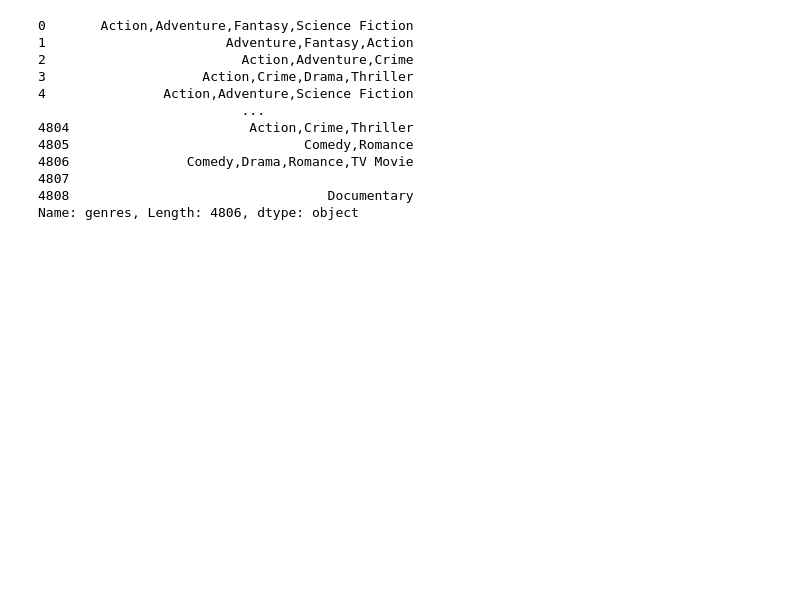
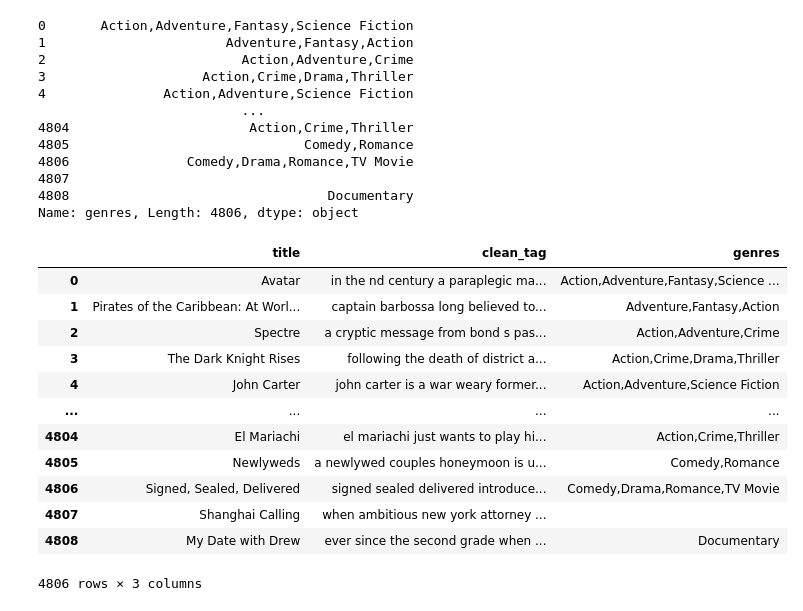
Before and after one commit to kregmi001/ML-and-Deep-Learning-for-Single-and-Muti-Class-Classification, a Jupyter notebook: movie-recommendation-system.ipynb, the cells around one changed output. Cells and saved outputs as stored; diff of their text form; code cells hidden in the pictures; blank space fills up the shorter version.

```diff
--- a/movie-recommendation-system.ipynb
+++ b/movie-recommendation-system.ipynb
@@ -589,6 +604,22 @@ See the caveats in the documentation: https://pandas.pydata.org/pandas-docs/stab
 4807
 4808                                 Documentary
 Name: genres, Length: 4806, dtype: object
+# %%
+movies_summary_clean_1
+# %% [output]
+|  | title | clean_tag | genres |
+| 0 | Avatar | in the nd century a paraplegic ma... | Action,Adventure,Fantasy,Science ... |
+| 1 | Pirates of the Caribbean: At Worl... | captain barbossa long believed to... | Adventure,Fantasy,Action |
+| 2 | Spectre | a cryptic message from bond s pas... | Action,Adventure,Crime |
+| 3 | The Dark Knight Rises | following the death of district a... | Action,Crime,Drama,Thriller |
+| 4 | John Carter | john carter is a war weary former... | Action,Adventure,Science Fiction |
+| ... | ... | ... | ... |
+| 4804 | El Mariachi | el mariachi just wants to play hi... | Action,Crime,Thriller |
+| 4805 | Newlyweds | a newlywed couples honeymoon is u... | Comedy,Romance |
+| 4806 | Signed, Sealed, Delivered | signed sealed delivered introduce... | Comedy,Drama,Romance,TV Movie |
+| 4807 | Shanghai Calling | when ambitious new york attorney ... |  |
+| 4808 | My Date with Drew | ever since the second grade when ... | Documentary |
+4806 rows × 3 columns
 # %%
 from sklearn.model_selection import train_test_split
 train, test = train_test_split(movies_summary_clean_1)
```
Also changed, not shown: parts of 23 cells of this notebook.
